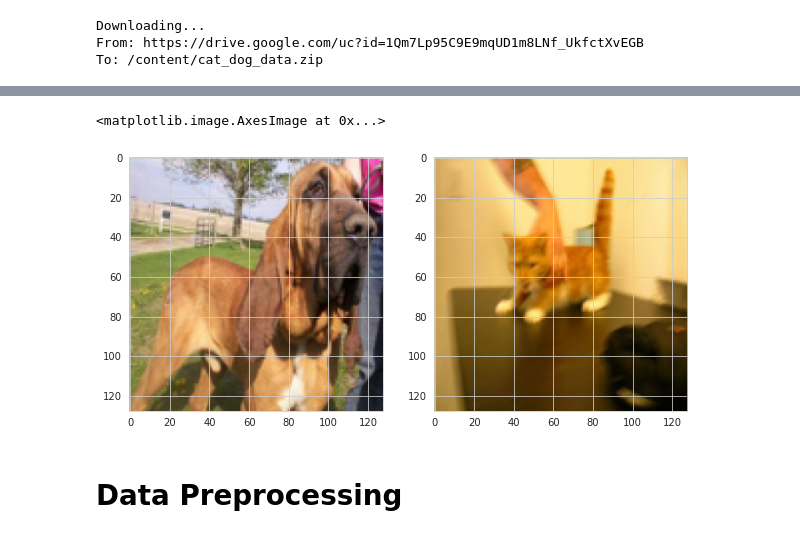
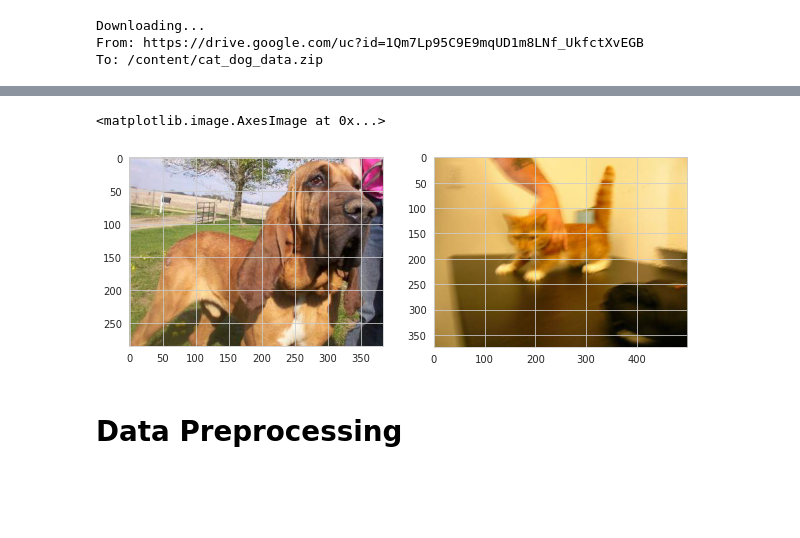
Before and after one commit to ismailculha/DeepLearning_Projects, a Jupyter notebook: CNN - Image Classification/Image_Classification/CNN_Project_Image_Classification_Ismail(1).ipynb, the cells around one changed output, grey strips where cells are left out. Drawn from its saved outputs; the diff is of its cells as text; code cells hidden in the pictures; blank space fills up the shorter version.

```diff
--- a/CNN - Image Classification/Image_Classification/CNN_Project_Image_Classification_Ismail(1).ipynb
+++ b/CNN - Image Classification/Image_Classification/CNN_Project_Image_Classification_Ismail(1).ipynb
@@ -72,14 +56,14 @@ Done!
 # %%
 from PIL import Image
 
 plt.subplot(1,2,1)
-image = Image.open('data/train/dog/2462.jpg').resize((128,128))
+image = Image.open('data/train/dog/2462.jpg')
 plt.imshow(image)
 plt.subplot(1,2,2)
-image = Image.open('data/train/cat/cat.0.jpg').resize((128,128))
+image = Image.open('data/train/cat/cat.0.jpg')
 plt.imshow(image)
 # %% [output]
 <matplotlib.image.AxesImage at 0x...>
-[figure, old version]
+[figure, new version]
 # %% [markdown]
 # Data Preprocessing
```
Also changed, not shown: parts of 36 cells of this notebook, 1 other file.
